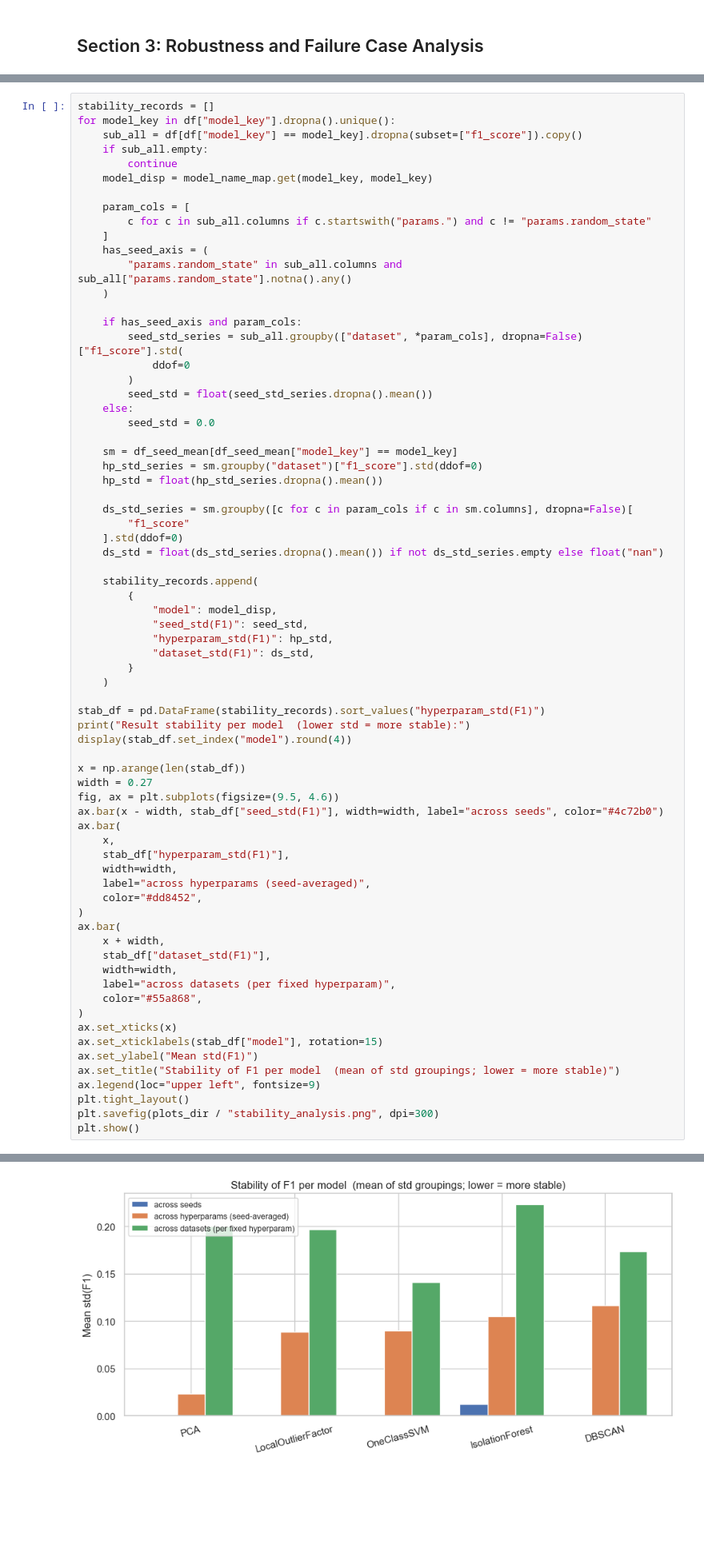
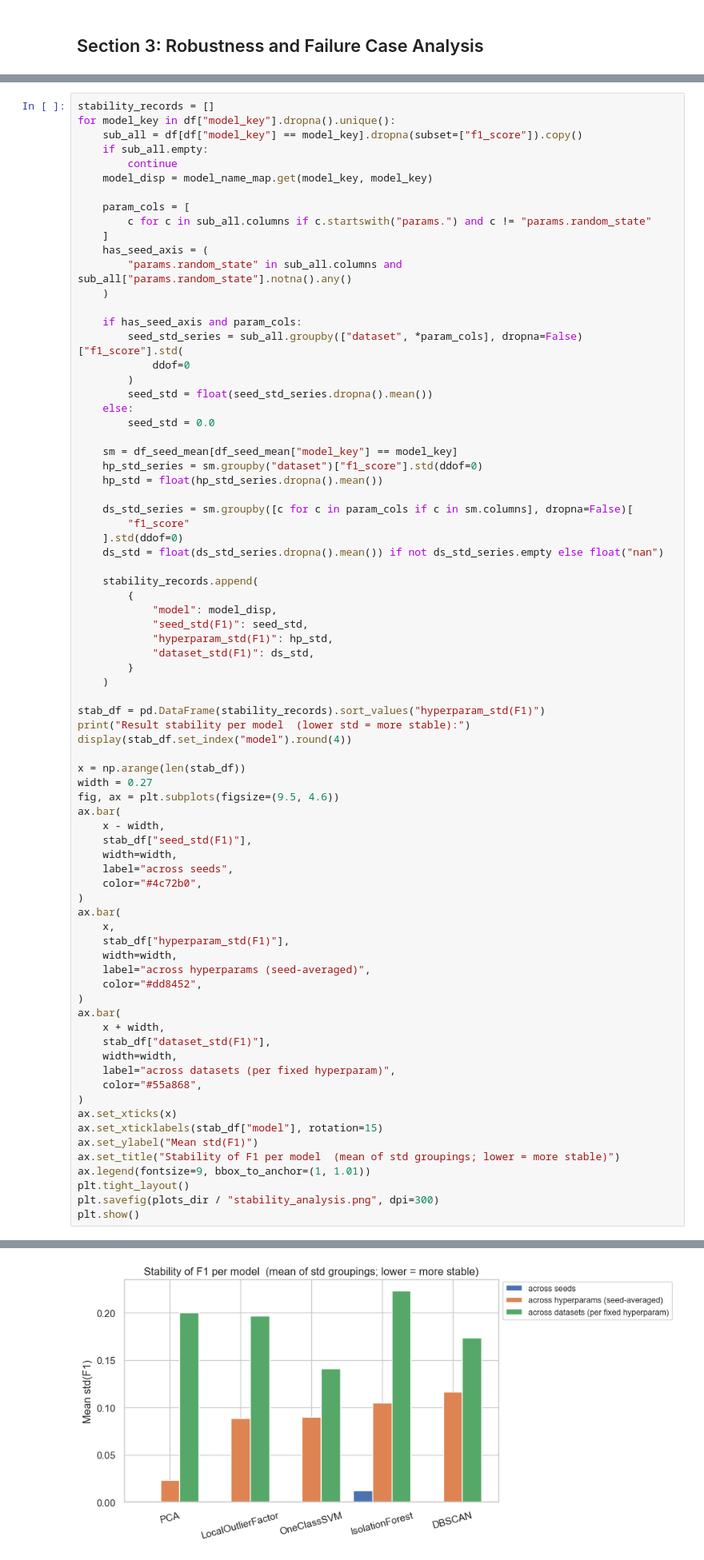
Before and after one commit to FlorekPawel/anomaly-detection, a Jupyter notebook: notebooks/analysis.ipynb, the cells around one changed output, grey strips where cells are left out. Shown at 80% size. Drawn from its saved outputs; the diff is of its cells as text; blank space fills up the shorter version.

```diff
--- a/notebooks/analysis.ipynb
+++ b/notebooks/analysis.ipynb
@@ -719,36 +814,42 @@ display(stab_df.set_index("model").round(4))
 x = np.arange(len(stab_df))
 width = 0.27
 fig, ax = plt.subplots(figsize=(9.5, 4.6))
-ax.bar(x - width, stab_df["seed_std(F1)"], width=width, label="across seeds", color="#4c72b0")
+ax.bar(
+    x - width,
+    stab_df["seed_std(F1)"],
+    width=width,
+    label="across seeds",
+    color="#4c72b0",
+)
 ax.bar(
     x,
     stab_df["hyperparam_std(F1)"],
     width=width,
     label="across hyperparams (seed-averaged)",
     color="#dd8452",
 )
 ax.bar(
     x + width,
     stab_df["dataset_std(F1)"],
     width=width,
     label="across datasets (per fixed hyperparam)",
     color="#55a868",
 )
 ax.set_xticks(x)
 ax.set_xticklabels(stab_df["model"], rotation=15)
 ax.set_ylabel("Mean std(F1)")
 ax.set_title("Stability of F1 per model  (mean of std groupings; lower = more stable)")
-ax.legend(loc="upper left", fontsize=9)
+ax.legend(fontsize=9, bbox_to_anchor=(1, 1.01))
 plt.tight_layout()
 plt.savefig(plots_dir / "stability_analysis.png", dpi=300)
 plt.show()
 # %% [output]
 Result stability per model  (lower std = more stable):
 |  | seed_std(F1) | hyperparam_std(F1) | dataset_std(F1) |
 | model |  |  |  |
 | PCA | 0.0000 | 0.0230 | 0.2007 |
 | LocalOutlierFactor | 0.0000 | 0.0886 | 0.1973 |
 | OneClassSVM | 0.0000 | 0.0897 | 0.1411 |
 | IsolationForest | 0.0124 | 0.1049 | 0.2236 |
 | DBSCAN | 0.0000 | 0.1167 | 0.1740 |
-[figure, old version]
+[figure, new version]
```
Also changed, not shown: parts of 12 cells of this notebook, 2 other files.
